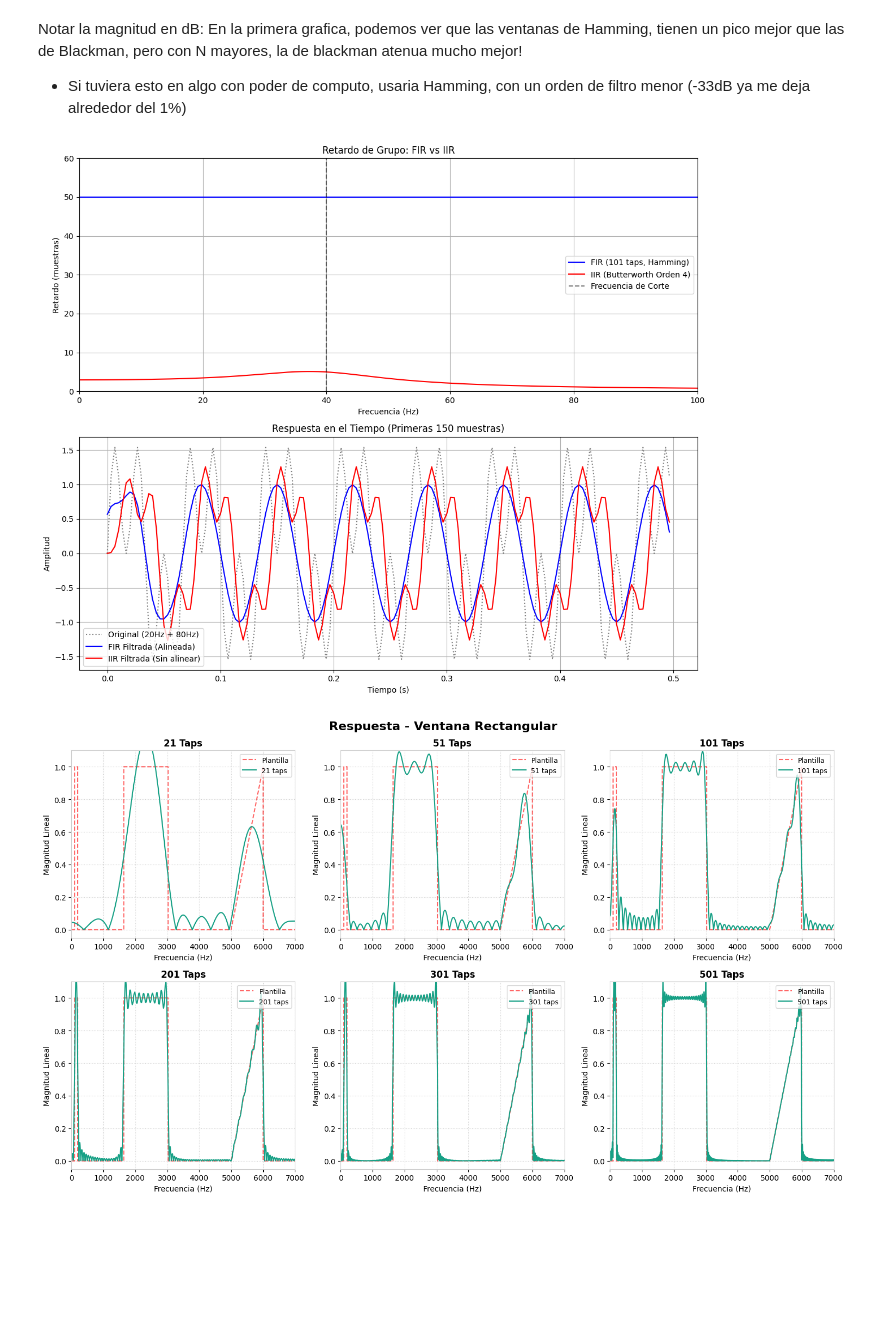
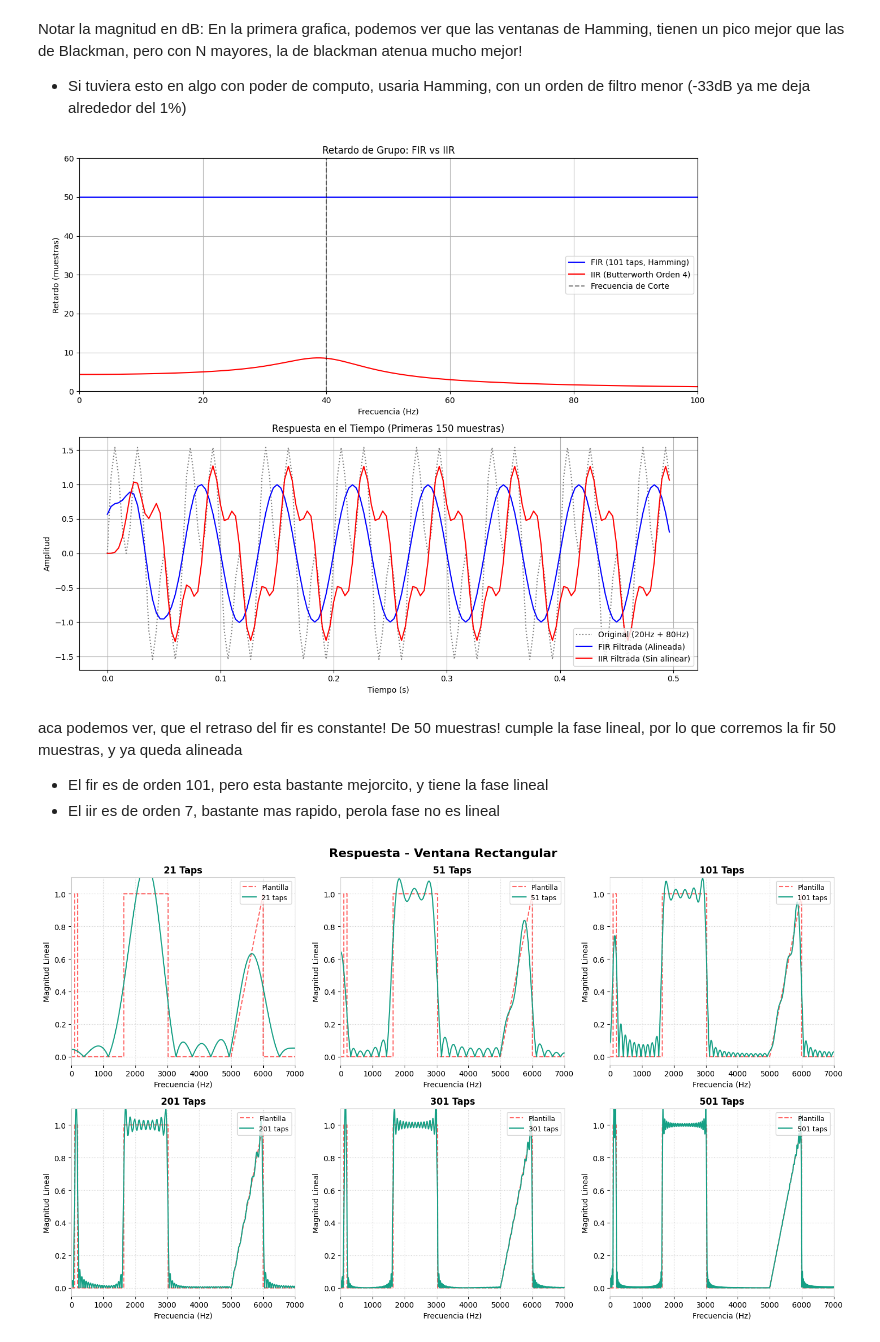
Before and after one commit to s4nt1lu1/pds, a Jupyter notebook: TP4_PDS_FiltrosFIR.ipynb, the cells around one changed output. Drawn from its saved outputs; the diff is of its cells as text; code cells hidden in the pictures; blank space fills up the shorter version.

```diff
--- a/TP4_PDS_FiltrosFIR.ipynb
+++ b/TP4_PDS_FiltrosFIR.ipynb
@@ -70,7 +70,7 @@ sig = np.sin(2 * np.pi * 15 * t) + np.sin(2 * np.pi * 45 * t)
 
 # Diseño de filtros (Corte en 40 Hz)
 taps_fir = signal.firwin(101, 40.0/nyq, window='hamming')
-b_iir, a_iir = signal.butter(4, 40.0/nyq, btype='low')
+b_iir, a_iir = signal.butter(6, 40.0/nyq, btype='low')
 
 # Filtrado
 filtered_fir = signal.lfilter(taps_fir, 1.0, sig)
@@ -82,35 +82,39 @@ w_iir, gd_iir = signal.group_delay((b_iir, a_iir), w=512)
 
 # Creación de la figura
 fig, (ax1, ax2) = plt.subplots(2, 1, figsize=(12, 10))
 
 # Gráfica 1: Retardo de Grupo
 ax1.plot((w_fir / np.pi) * nyq, gd_fir, label='FIR (101 taps, Hamming)', color='blue')
 ax1.plot((w_iir / np.pi) * nyq, gd_iir, label='IIR (Butterworth Orden 4)', color='red')
 ax1.set_title('Retardo de Grupo: FIR vs IIR')
 ax1.set_xlabel('Frecuencia (Hz)')
 ax1.set_ylabel('Retardo (muestras)')
 ax1.axvline(40, color='k', linestyle='--', alpha=0.5, label='Frecuencia de Corte')
 ax1.set_xlim(0, 100)
 ax1.set_ylim(0, 60)
 ax1.legend()
 ax1.grid(True)
 
 # Gráfica 2: Respuesta en el Tiempo
-# Se compensa el retardo constante del FIR (N-1)/2 = 50 muestras para alinear visualmente
+# compenso el retardo de muestras
 delay_fir = 50
 ax2.plot(t[:150], sig[:150], label='Original (20Hz + 80Hz)', color='gray', linestyle=':')
 ax2.plot(t[:150], filtered_fir[delay_fir:150+delay_fir], label='FIR Filtrada (Alineada)', color='blue')
 ax2.plot(t[:150], filtered_iir[:150], label='IIR Filtrada (Sin alinear)', color='red')
 ax2.set_title('Respuesta en el Tiempo (Primeras 150 muestras)')
 ax2.set_xlabel('Tiempo (s)')
 ax2.set_ylabel('Amplitud')
 ax2.legend()
 ax2.grid(True)
 
 plt.tight_layout()
 plt.show()
 # %% [output]
-[figure, old version]
+[figure, new version]
+# %% [markdown]
+aca podemos ver, que el retraso del fir es constante! De 50 muestras! cumple la fase lineal, por lo que corremos la fir 50 muestras, y ya queda alineada
+- El fir es de orden 101, pero esta bastante mejorcito, y tiene la fase lineal
+- El iir es de orden 7, bastante mas rapido, perola fase no es lineal
 # %%
 import numpy as np
 import scipy.signal as signal
```
Also changed, not shown: parts of 2 cells of this notebook, 1 other file.
